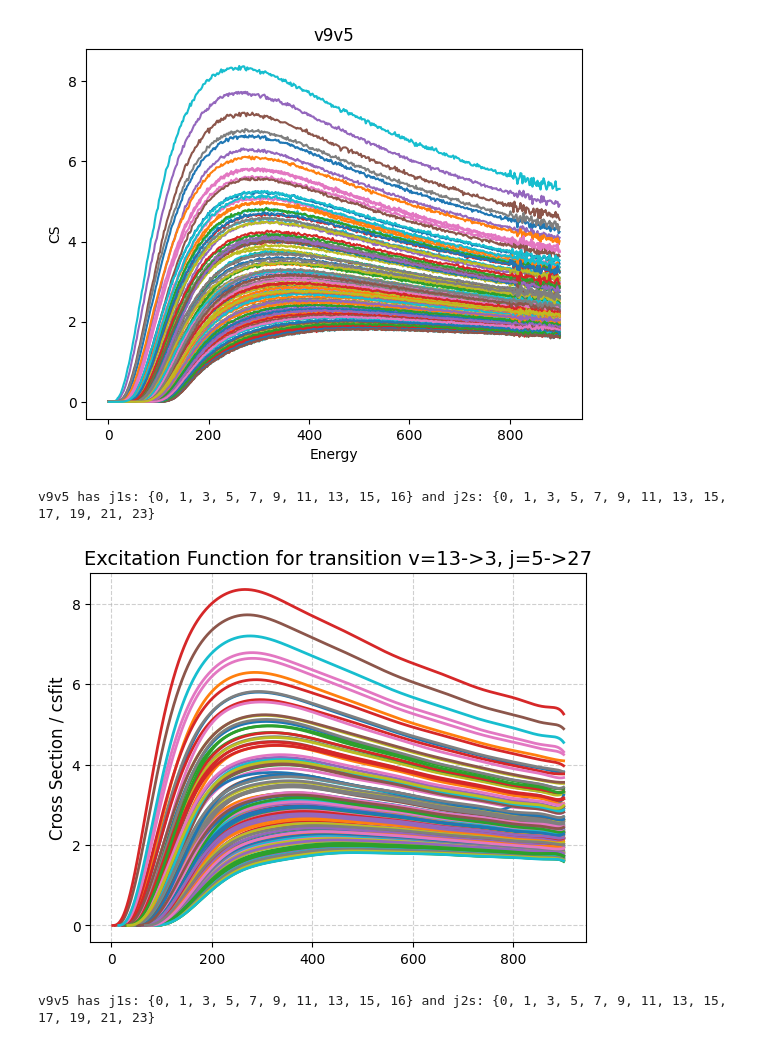
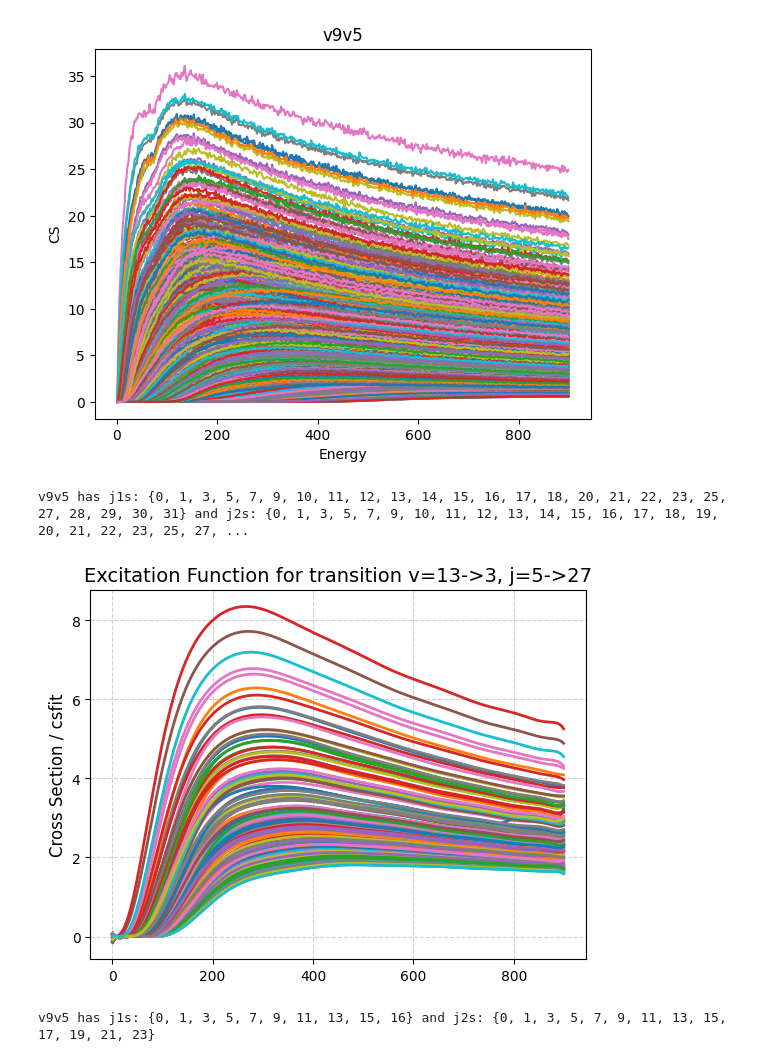
Before and after one commit to lstorchi/MultiFitter, a Jupyter notebook: initialtest.ipynb, the cells around one changed output. Drawn from its saved outputs; the diff is of its cells as text; code cells hidden in the pictures.

```diff
--- a/initialtest.ipynb
+++ b/initialtest.ipynb
@@ -64,31 +65,28 @@ for fname in listing:
         print(f"Warning: {fname} is a file")
 # %%
 import matplotlib.pyplot as plt
-# to plot all
-#for v1t, v2t in v1v2pair_raw:
-#    plt.clf()
-# a selection of v1t and v2t
+# check one plot for v1=9 and v2=5
 v1t = 9 # 9 more states and better stat
 v2t = 5  # 5 more state and better stat
 
-if (v1t, v2t) in v1v2pair_raw:
-    j1s = set()
-    j2s = set()
-    for v1, v2, j1, j2, infileval in allvalues_raw:
-        if v1 == v1t and v2 == v2t:
-            e = [x[0] for x in infileval]
-            c = [x[1] for x in infileval]
-            plt.plot(e, c, label=f"v{v1}v{v2}j{j1}j{j2}")
-            j1s.add(j1)
-            j2s.add(j2)
-    plt.xlabel("Energy")
-    plt.ylabel("CS")
-    plt.title(f"v{v1t}v{v2t}")
-    #plt.legend()
-    plt.show()
+selected_raw = [(v1, v2, j1, j2, infileval) for (v1, v2, j1, j2, infileval) in allvalues_raw if v1 == v1t and v2 == v2t]
 
-    print(f"v{v1t}v{v2t} has j1s: {j1s} and j2s: {j2s}")
+j1s = set()
+j2s = set()
+for v1, v2, j1, j2, infileval in allvalues_raw:
+    e = [x[0] for x in infileval]
+    c = [x[1] for x in infileval]
+    plt.plot(e, c, label=f"v{v1}v{v2}j{j1}j{j2}")
+    j1s.add(j1)
+    j2s.add(j2)
+plt.xlabel("Energy")
+plt.ylabel("CS")
+plt.title(f"v{v1t}v{v2t}")
+#plt.legend()
+plt.show()
+
+print(f"v{v1t}v{v2t} has j1s: {j1s} and j2s: {j2s}")
 # %% [output]
-[figure, old version]
+[figure, new version]
-v9v5 has j1s: {0, 1, 3, 5, 7, 9, 11, 13, 15, 16} and j2s: {0, 1, 3, 5, 7, 9, 11, 13, 15, 17, 19, 21, 23}
+v9v5 has j1s: {0, 1, 3, 5, 7, 9, 10, 11, 12, 13, 14, 15, 16, 17, 18, 20, 21, 22, 23, 25, 27, 28, 29, 30, 31} and j2s: {0, 1, 3, 5, 7, 9, 10, 11, 12, 13, 14, 15, 16, 17, 18, 19, 20, 21, 22, 23, 25, 27, ...
 # %%
@@ -164,6 +163,7 @@ for fname in listing:
 # %%
 assert v1v2pair_raw == v1v2pair_fitted, f"v1v2pair_raw: {v1v2pair_raw}, v1v2pair_fitted: {v1v2pair_fitted}"
 # %%
+# check one plot for v1=9 and v2=5
 v1t = 9
 v2t = 5
 
@@ -175,7 +175,8 @@ if (v1t, v2t) in v1v2pair_fitted:
         if iv1 == v1t and iv2 == v2t:
             e0 = icoeffs[0]
             coeffs = icoeffs[1:]
-            energies, csfits, csders = cu.generate_fitted_curve(e0, coeffs)
+            energies = [x[0] for (v1, v2, j1, j2, infileval) in allvalues_raw if v1 == iv1 and v2 == iv2 and j1 == ij1 and j2 == ij2 for x in infileval]
+            csfits, csders = cu.generate_fitted_curve_onagrid(e0, coeffs, energies)
             j1s.add(ij1)
             j2s.add(ij2)
 
@@ -191,7 +192,7 @@ if (v1t, v2t) in v1v2pair_fitted:
     plt.show()
     print(f"v{v1t}v{v2t} has j1s: {j1s} and j2s: {j2s}")
 # %% [output]
-[figure, old version]
+[figure, new version]
 v9v5 has j1s: {0, 1, 3, 5, 7, 9, 11, 13, 15, 16} and j2s: {0, 1, 3, 5, 7, 9, 11, 13, 15, 17, 19, 21, 23}
 # %%
 v1 = 9
```
Also changed, not shown: parts of 3 cells of this notebook, 6 other files.
